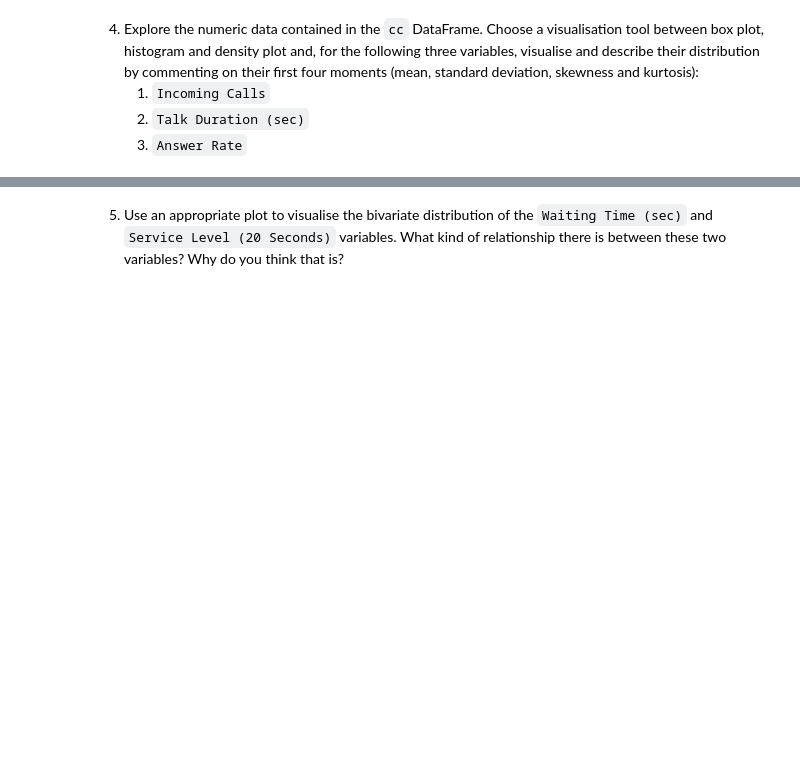
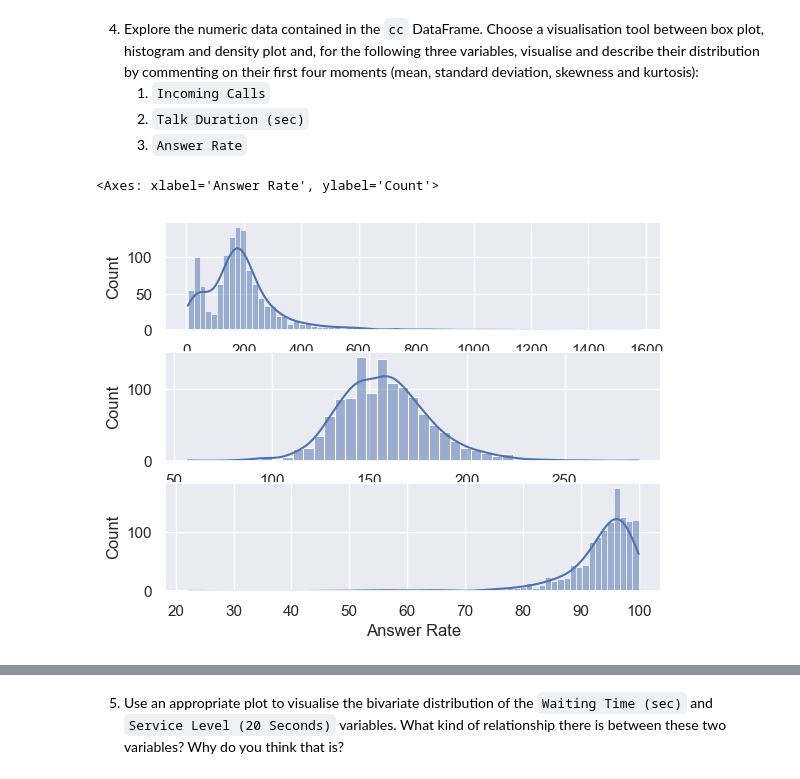
Before and after one commit to extra-jalapenos/statistics-data-distributions, a Jupyter notebook: 2b Homework.ipynb, the cells around one changed output, grey strips where cells are left out. Drawn from its saved outputs; the diff is of its cells as text; code cells hidden in the pictures; blank space fills up the shorter version.

```diff
--- a/2b Homework.ipynb
+++ b/2b Homework.ipynb
@@ -72,3 +97,14 @@ cc.head()
     1. `Incoming Calls`
     2. `Talk Duration (sec)`
     3. `Answer Rate`
+# %%
+cc.drop(columns="Index", inplace=True)
+# %%
+figures, axes = plt.subplots(3)
+
+sns.histplot(data=cc, x="Incoming Calls", ax=axes[0], kde=True)
+sns.histplot(data=cc, x="Talk Duration (sec)",  ax=axes[1], kde=True)
+sns.histplot(data=cc, x="Answer Rate",  ax=axes[2], kde=True)
+# %% [output]
+<Axes: xlabel='Answer Rate', ylabel='Count'>
+[figure, added]
```
Also changed, not shown: parts of 6 cells of this notebook, 1 other file.
